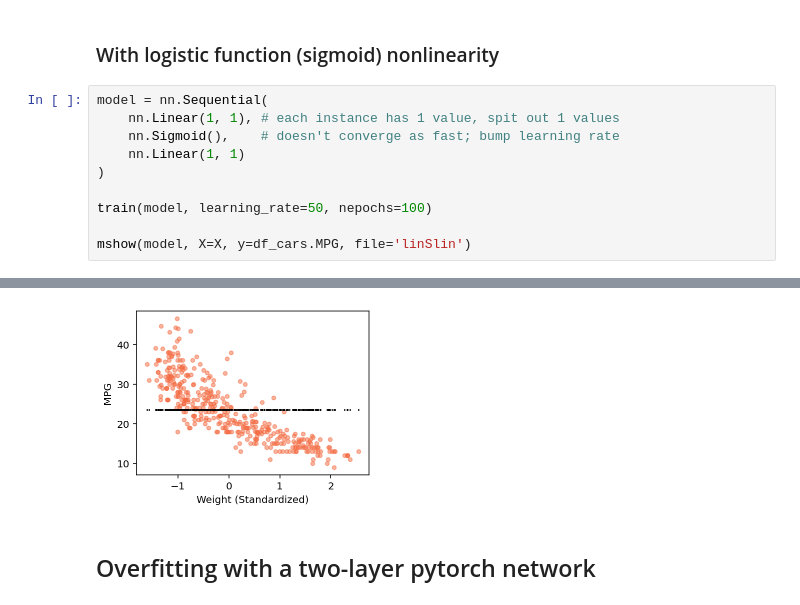
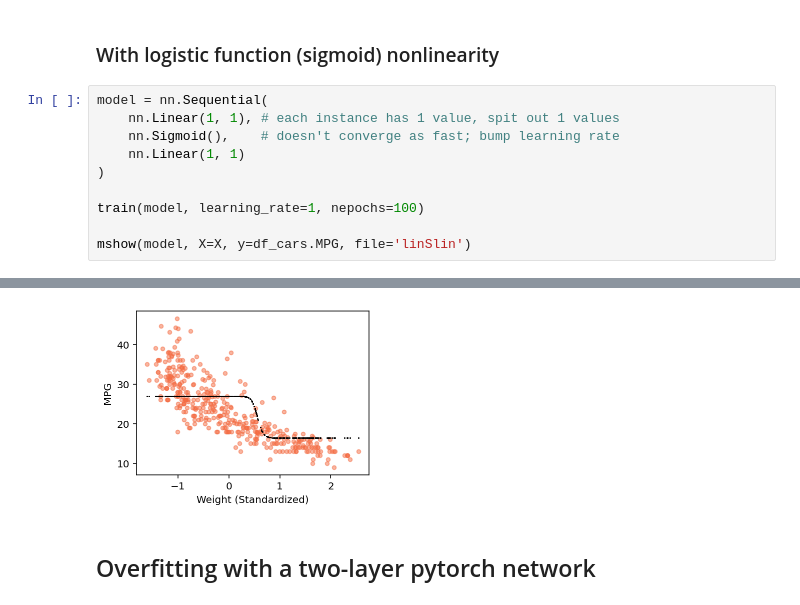
Before and after one commit to parrt/fundamentals-of-deep-learning, a Jupyter notebook: notebooks/2.pytorch-nn-training-cars.ipynb, the cells around one changed output, grey strips where cells are left out. Saved outputs shown, nothing was run; the diff lists cells and outputs as text.

```diff
--- a/notebooks/2.pytorch-nn-training-cars.ipynb
+++ b/notebooks/2.pytorch-nn-training-cars.ipynb
@@ -276,7 +276,7 @@ model = nn.Sequential(
     nn.Linear(1, 1)
 )
 
-train(model, learning_rate=50, nepochs=100)
+train(model, learning_rate=1, nepochs=100)
 
 mshow(model, X=X, y=df_cars.MPG, file='linSlin')
 # %% [output]
@@ -295,4 +295,4 @@ LAST       MSE loss       60.763 MAE     6.55
-[figure, old version]
+[figure, new version]
 # %% [markdown]
 ## Overfitting with a two-layer pytorch network
 # %%
```
Also changed, not shown: parts of 9 cells of this notebook, 5 other files.
